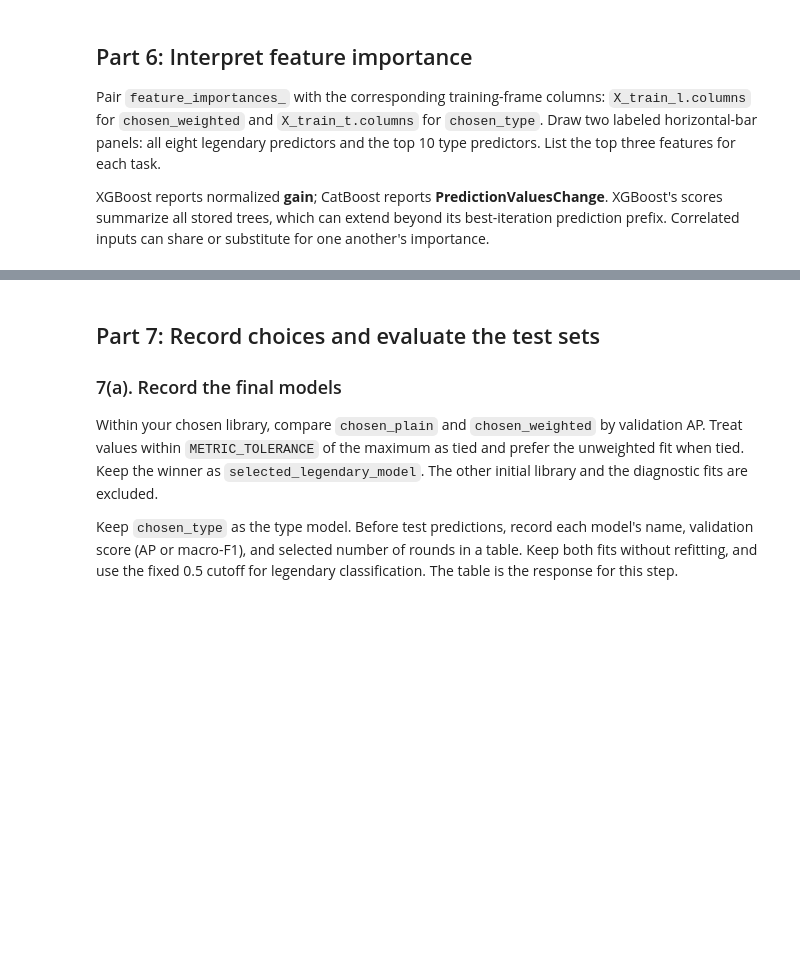
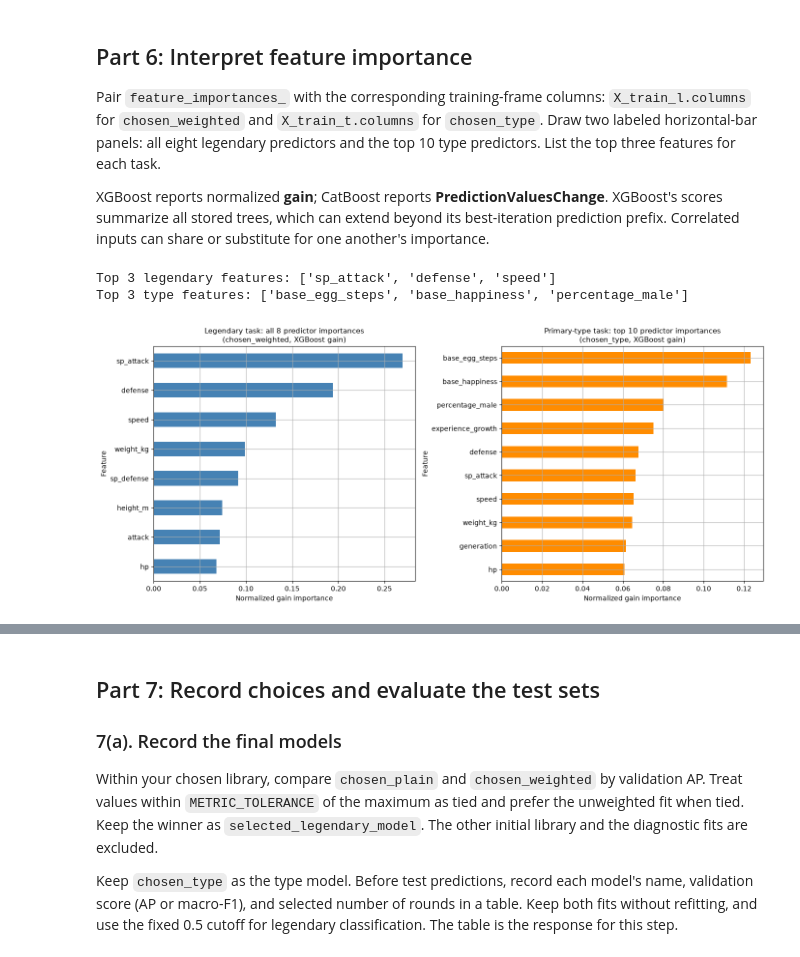
Before and after one commit to STAT-486-Fall-2026-Labs/lab-08-mbgardin, a Jupyter notebook: lab-08.ipynb, the cells around one changed output, grey strips where cells are left out. Drawn from its saved outputs; the diff is of its cells as text; code cells hidden in the pictures; blank space fills up the shorter version.

```diff
--- a/lab-08.ipynb
+++ b/lab-08.ipynb
@@ -519,7 +939,43 @@ XGBoost's scores summarize all stored trees, which can extend beyond its
 best-iteration prediction prefix. Correlated inputs can share or substitute
 for one another's importance.
 # %%
-# TODO 6: Plot the two importance panels and list each task's top three features.
+legendary_importances = pd.Series(
+    chosen_weighted.feature_importances_,
+    index=X_train_l.columns,
+    name="importance (gain)",
+).sort_values(ascending=False)
+
+type_importances = pd.Series(
+    chosen_type.feature_importances_,
+    index=X_train_t.columns,
+    name="importance (gain)",
+).sort_values(ascending=False)
+
+print("Top 3 legendary features:", legendary_importances.head(3).index.tolist())
+print("Top 3 type features:", type_importances.head(3).index.tolist())
+
+fig, axes = plt.subplots(1, 2, figsize=(14, 6))
+
+# Legendary panel (all 8 predictors)
+ax = axes[0]
+legendary_importances.sort_values().plot.barh(ax=ax, color="steelblue")
+ax.set_title("Legendary task: all 8 predictor importances\n(chosen_weighted, XGBoost gain)", fontsize=11)
+ax.set_xlabel("Normalized gain importance")
+ax.set_ylabel("Feature")
+
+# Type panel (top 10 predictors)
+ax = axes[1]
+type_importances.head(10).sort_values().plot.barh(ax=ax, color="darkorange")
+ax.set_title("Primary-type task: top 10 predictor importances\n(chosen_type, XGBoost gain)", fontsize=11)
+ax.set_xlabel("Normalized gain importance")
+ax.set_ylabel("Feature")
+
+plt.tight_layout()
+plt.show()
+# %% [output]
+Top 3 legendary features: ['sp_attack', 'defense', 'speed']
+Top 3 type features: ['base_egg_steps', 'base_happiness', 'percentage_male']
+[figure, added]
 # %% [markdown]
 **Part 6 — feature interpretation**
 
```
Also changed, not shown: parts of 25 cells of this notebook.
